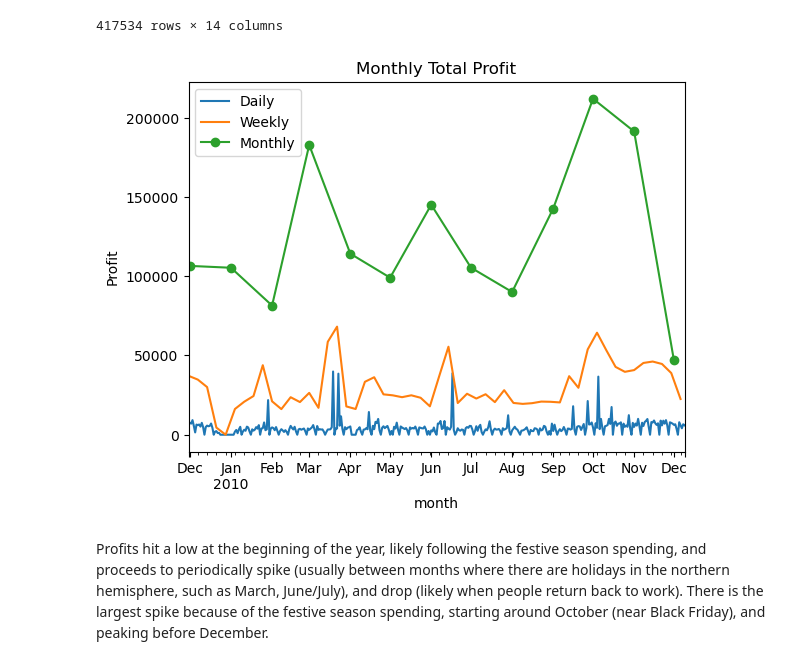
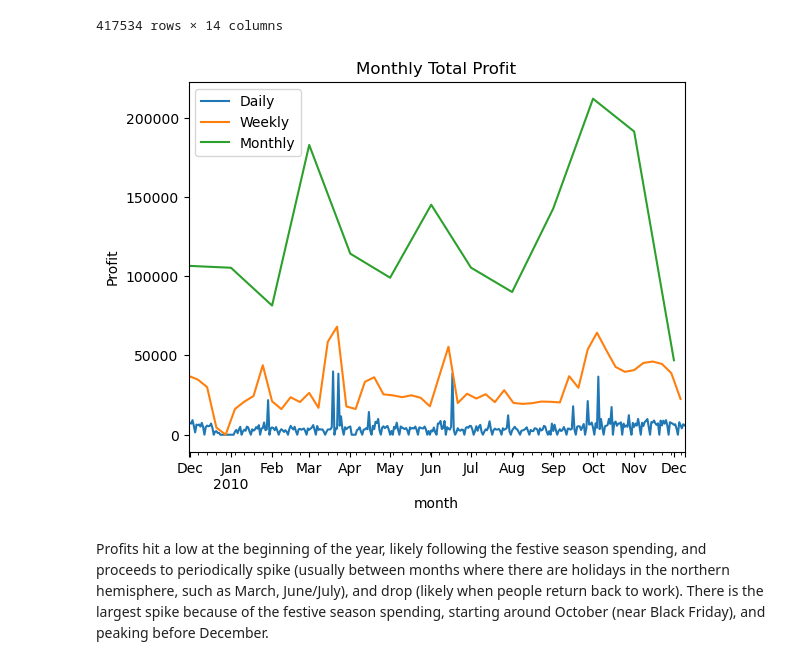
Before and after one commit to SteveG365/Customer-Value-Lifetime, a Jupyter notebook: notebooks/EDA.ipynb, the cells around one changed output. Drawn from its saved outputs; the diff is of its cells as text; code cells hidden in the pictures.

```diff
--- a/notebooks/EDA.ipynb
+++ b/notebooks/EDA.ipynb
@@ -179,31 +207,31 @@ df
 # %%
 daily_profit = (
     df
     .set_index("InvoiceDate")
     .resample("D")["Price"]
     .sum()
 )
 
 daily_profit.plot(label= "Daily")
 plt.title("Daily Total Profit")
 
 weekly_profit = daily_profit.resample("W").sum()
 
 weekly_profit.plot(label="Weekly")
 plt.title("Weekly Total Profit")
 
 monthly_profit = (
     df
     .groupby("month")["Price"]
     .sum()
 )
 
-monthly_profit.plot(marker="o", label="Monthly")
+monthly_profit.plot(label="Monthly")
 plt.title("Monthly Total Profit")
 plt.ylabel("Profit")
 plt.legend()
 plt.show()
 # %% [output]
-[figure, old version]
+[figure, new version]
 # %% [markdown]
 Profits hit a low at the beginning of the year, likely following the festive season spending, and proceeds to periodically spike (usually between months where there are holidays in the northern hemisphere, such as March, June/July), and drop (likely when people return back to work). There is the largest spike because of the festive season spending, starting around October (near Black Friday), and peaking before December.
```
Also changed, not shown: parts of 4 cells of this notebook, 3 other files.
